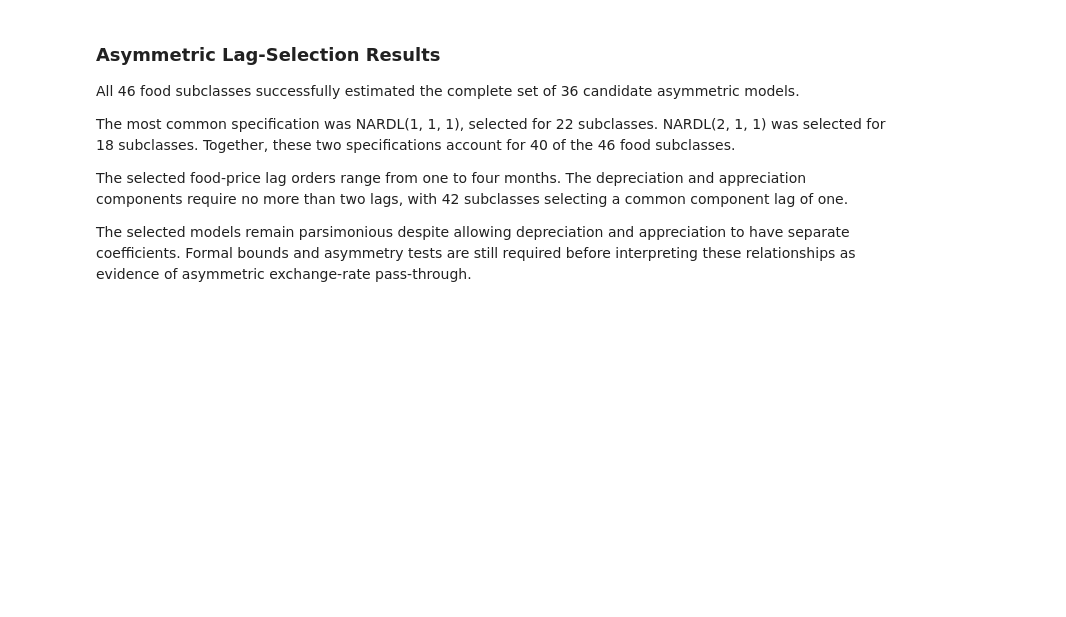
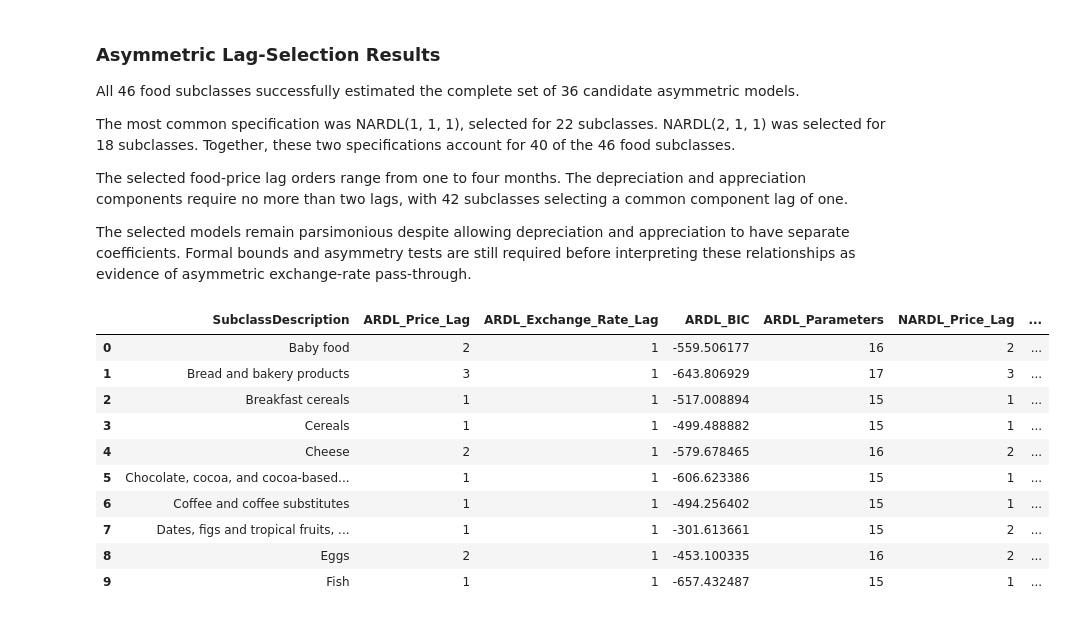
Before and after one commit to MasindiManaga/ERPT_ML_Research, a Jupyter notebook: notebooks/06_Econometric_Modelling.ipynb, the cells around one changed output. Cells and saved outputs as stored; diff of their text form; code cells hidden in the pictures; blank space fills up the shorter version.

```diff
--- a/notebooks/06_Econometric_Modelling.ipynb
+++ b/notebooks/06_Econometric_Modelling.ipynb
@@ -1287,3 +1287,76 @@ The selected food-price lag orders range from one to four months. The
 depreciation and appreciation components require no more than two lags, with 42 subclasses selecting a common component lag of one.
 
 The selected models remain parsimonious despite allowing depreciation and appreciation to have separate coefficients. Formal bounds and asymmetry tests are still required before interpreting these relationships as evidence of asymmetric exchange-rate pass-through.
+# %%
+# compare selected symmetric and asymmetric models
+symmetric_bic_results = (
+    symmetric_lag_selection[
+        [
+            "SubclassDescription",
+            "Price_Lag",
+            "Exchange_Rate_Lag",
+            "BIC",
+            "Parameters"
+        ]
+    ]
+    .rename(
+        columns={
+            "Price_Lag": "ARDL_Price_Lag",
+            "Exchange_Rate_Lag": "ARDL_Exchange_Rate_Lag",
+            "BIC": "ARDL_BIC",
+            "Parameters": "ARDL_Parameters"
+        }
+    )
+)
+
+asymmetric_bic_results = (
+    asymmetric_lag_selection[
+        [
+            "SubclassDescription",
+            "Price_Lag",
+            "Component_Lag",
+            "BIC",
+            "Parameters"
+        ]
+    ]
+    .rename(
+        columns={
+            "Price_Lag": "NARDL_Price_Lag",
+            "Component_Lag": "NARDL_Component_Lag",
+            "BIC": "NARDL_BIC",
+            "Parameters": "NARDL_Parameters"
+        }
+    )
+)
+
+bic_model_comparison = symmetric_bic_results.merge(
+    asymmetric_bic_results,
+    on="SubclassDescription",
+    how="inner",
+    validate="one_to_one"
+)
+
+bic_model_comparison["BIC_Difference"] = (
+    bic_model_comparison["NARDL_BIC"]
+    - bic_model_comparison["ARDL_BIC"]
+)
+
+bic_model_comparison["Lower_BIC_Model"] = np.where(
+    bic_model_comparison["BIC_Difference"] < 0,
+    "NARDL",
+    "ARDL"
+)
+
+bic_model_comparison.head(10)
+# %% [output]
+|  | SubclassDescription | ARDL_Price_Lag | ARDL_Exchange_Rate_Lag | ARDL_BIC | ARDL_Parameters | NARDL_Price_Lag | ... |
+| 0 | Baby food | 2 | 1 | -559.506177 | 16 | 2 | ... |
+| 1 | Bread and bakery products | 3 | 1 | -643.806929 | 17 | 3 | ... |
+| 2 | Breakfast cereals | 1 | 1 | -517.008894 | 15 | 1 | ... |
+| 3 | Cereals | 1 | 1 | -499.488882 | 15 | 1 | ... |
+| 4 | Cheese | 2 | 1 | -579.678465 | 16 | 2 | ... |
+| 5 | Chocolate, cocoa, and cocoa-based... | 1 | 1 | -606.623386 | 15 | 1 | ... |
+| 6 | Coffee and coffee substitutes | 1 | 1 | -494.256402 | 15 | 1 | ... |
+| 7 | Dates, figs and tropical fruits, ... | 1 | 1 | -301.613661 | 15 | 2 | ... |
+| 8 | Eggs | 2 | 1 | -453.100335 | 16 | 2 | ... |
+| 9 | Fish | 1 | 1 | -657.432487 | 15 | 1 | ... |
```
Also changed, not shown: parts of 9 cells of this notebook.
